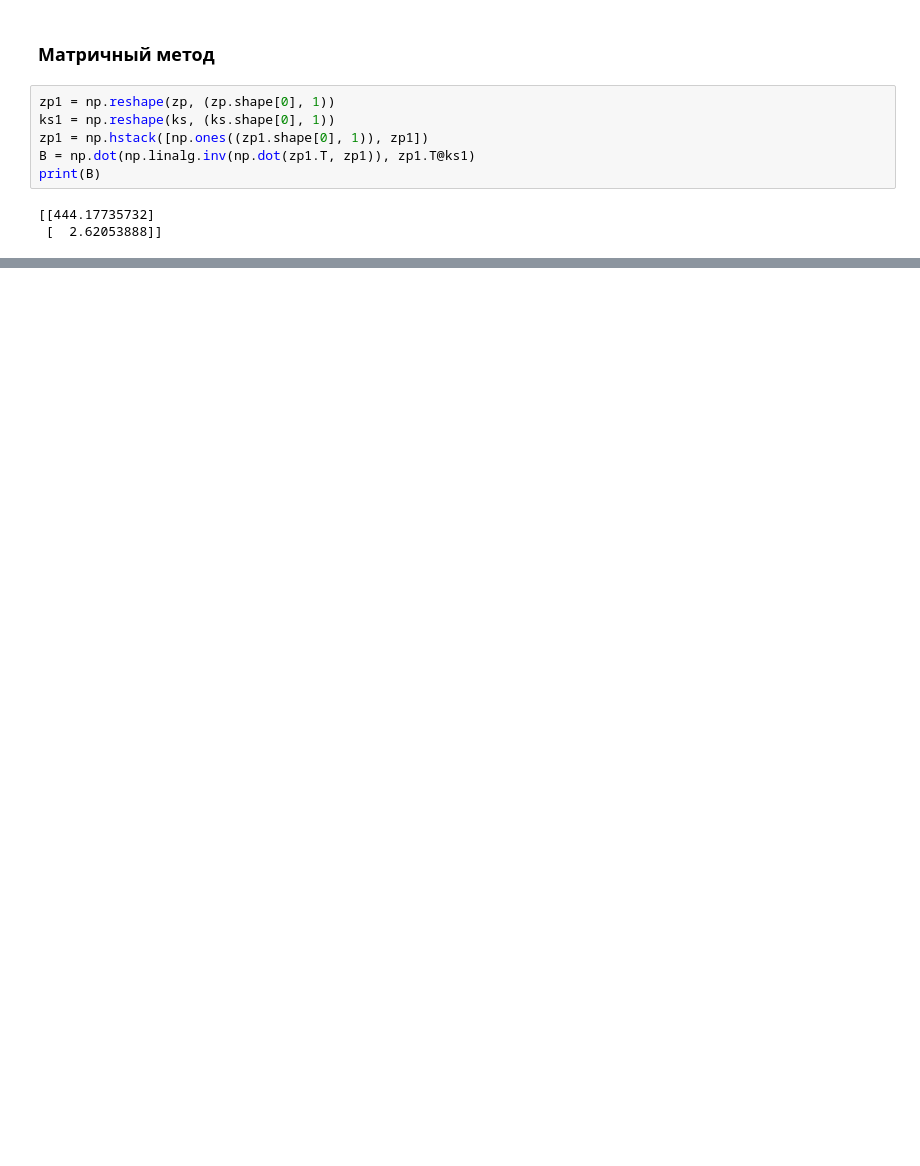
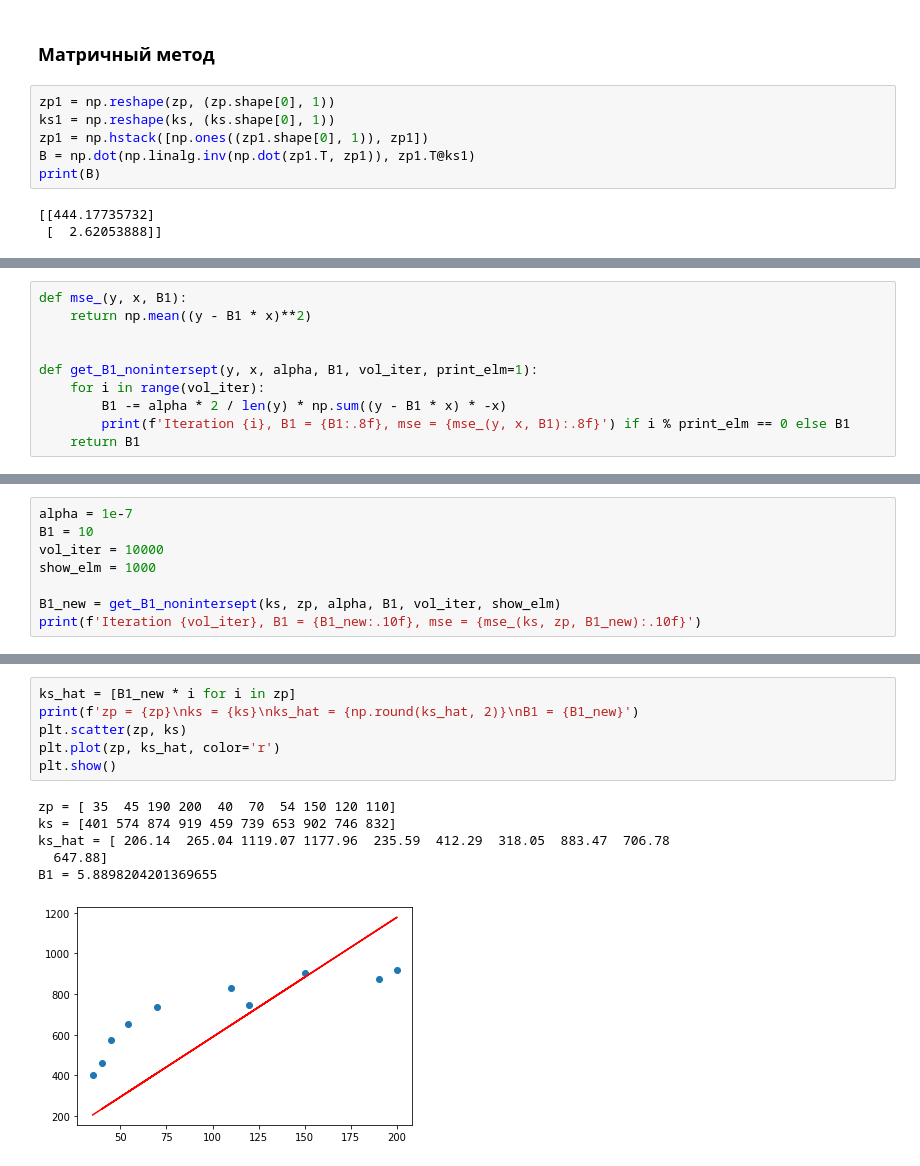
Before and after one commit to DenisLezin/GB_probability_theory, a Jupyter notebook: lesson7_hw.ipynb, the cells around one changed output, grey strips where cells are left out. Cells and saved outputs as stored; diff of their text form; blank space fills up the shorter version.

```diff
--- a/lesson7_hw.ipynb
+++ b/lesson7_hw.ipynb
@@ -95,0 +108,10 @@ print(B)
+# %%
+def mse_(y, x, B1):
+    return np.mean((y - B1 * x)**2)
+
+
+def get_B1_nonintersept(y, x, alpha, B1, vol_iter, print_elm=1):
+    for i in range(vol_iter):
+        B1 -= alpha * 2 / len(y) * np.sum((y - B1 * x) * -x)
+        print(f'Iteration {i}, B1 = {B1:.8f}, mse = {mse_(y, x, B1):.8f}') if i % print_elm == 0 else B1
+    return B1
@@ -95,0 +141,8 @@ print(B)
+# %%
+alpha = 1e-7
+B1 = 10
+vol_iter = 10000
+show_elm = 1000
+
+B1_new = get_B1_nonintersept(ks, zp, alpha, B1, vol_iter, show_elm)
+print(f'Iteration {vol_iter}, B1 = {B1_new:.10f}, mse = {mse_(ks, zp, B1_new):.10f}')
@@ -95,0 +161,13 @@ print(B)
+# %%
+ks_hat = [B1_new * i for i in zp]
+print(f'zp = {zp}\nks = {ks}\nks_hat = {np.round(ks_hat, 2)}\nB1 = {B1_new}')
+plt.scatter(zp, ks)
+plt.plot(zp, ks_hat, color='r')
+plt.show()
+# %% [output]
+zp = [ 35  45 190 200  40  70  54 150 120 110]
+ks = [401 574 874 919 459 739 653 902 746 832]
+ks_hat = [ 206.14  265.04 1119.07 1177.96  235.59  412.29  318.05  883.47  706.78
+  647.88]
+B1 = 5.8898204201369655
+[figure, added]
```
Also changed, not shown: parts of 11 cells of this notebook.
